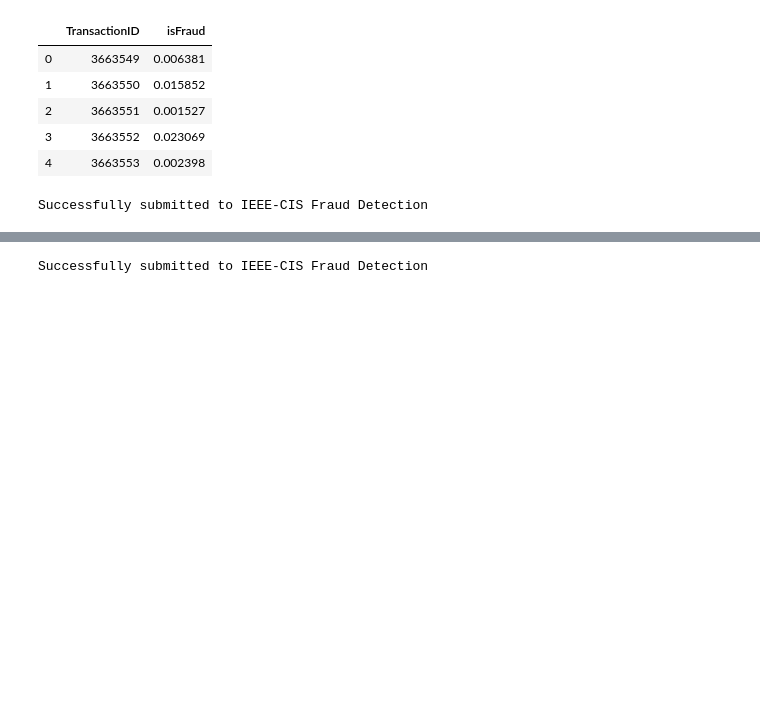
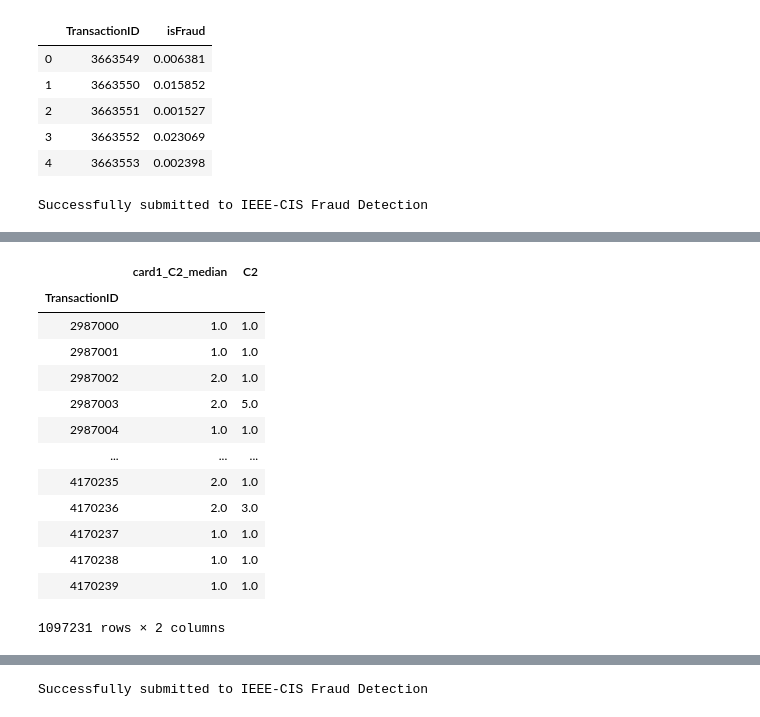
Before and after one commit to merkylove/IEEE_FRAUD, a Jupyter notebook: Fraud_Auto-Copy1.ipynb, the cells around one changed output, grey strips where cells are left out. Drawn from its saved outputs; the diff is of its cells as text; code cells hidden in the pictures; blank space fills up the shorter version.

```diff
--- a/Fraud_Auto-Copy1.ipynb
+++ b/Fraud_Auto-Copy1.ipynb
@@ -1101,0 +2064,17 @@ Successfully submitted to IEEE-CIS Fraud Detection
+# %%
+train_test_transformed[['card1_C2_median', 'C2']]
+# %% [output]
+|  | card1_C2_median | C2 |
+| TransactionID |  |  |
+| 2987000 | 1.0 | 1.0 |
+| 2987001 | 1.0 | 1.0 |
+| 2987002 | 2.0 | 1.0 |
+| 2987003 | 2.0 | 5.0 |
+| 2987004 | 1.0 | 1.0 |
+| ... | ... | ... |
+| 4170235 | 2.0 | 1.0 |
+| 4170236 | 2.0 | 3.0 |
+| 4170237 | 1.0 | 1.0 |
+| 4170238 | 1.0 | 1.0 |
+| 4170239 | 1.0 | 1.0 |
+1097231 rows × 2 columns
```
Also changed, not shown: parts of 30 cells of this notebook, 5 other files.
